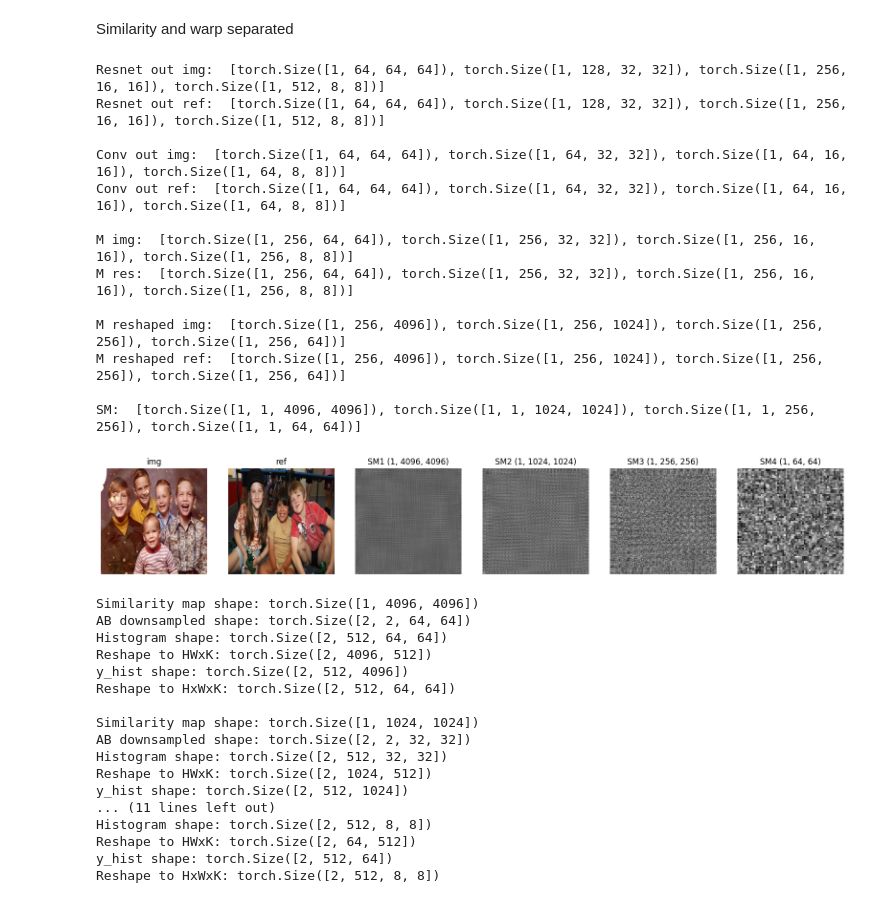
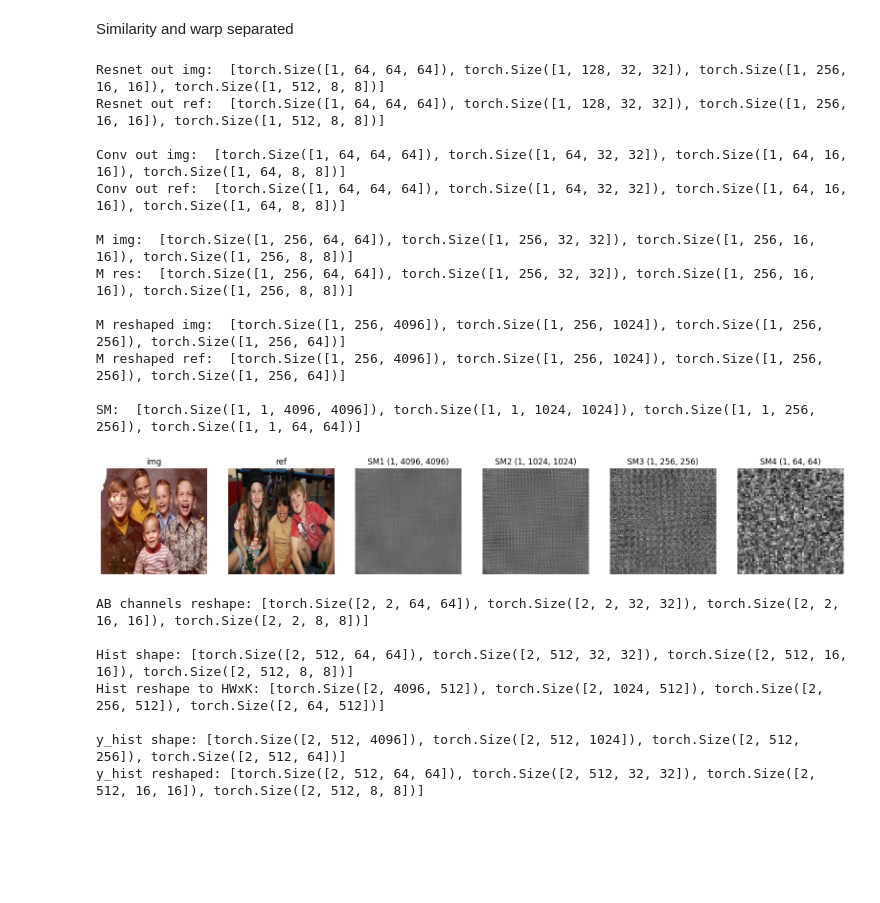
Before and after one commit to ValerioSpagnoli/Colorization-SuperResolution, a Jupyter notebook: notebook.ipynb, the cells around one changed output. Cells and saved outputs as stored; diff of their text form; code cells hidden in the pictures; blank space fills up the shorter version.

```diff
--- a/notebook.ipynb
+++ b/notebook.ipynb
@@ -322,41 +322,41 @@ from models.similarity_net import SimilarityNet
 att_model = SimilarityNet()
 
 # Extract similarity maps (repeat 'L' channel 3 times to get 3 channel tensors)
-sim_maps = att_model(tensor_L.repeat(1, 3, 1, 1))
+sm = att_model(tensor_L.repeat(1, 3, 1, 1))
 
 # Plot image, reference, and similarity maps
 plt.subplots(1,6, figsize=(20,10))
 
 plt.subplot(1,6,1)
 plt.title(f"img")
 plt.imshow(img.convert('RGB').resize((256,256)))
 plt.axis('off')
 
 plt.subplot(1,6,2)
 plt.title(f'ref')
 plt.imshow(ref.convert('RGB').resize((256,256)))
 plt.axis('off')
 
 for i in range(4):
     plt.subplot(1,6,i+3)
-    plt.title(f"SM{i+1} {tuple(sim_maps[i][0].shape[-3:])}")
-    plt.imshow(sim_maps[i][0].detach().numpy().transpose(2,1,0), cmap='gray')
+    plt.title(f"SM{i+1} {tuple(sm[i][0].shape[-3:])}")
+    plt.imshow(sm[i][0].detach().numpy().transpose(2,1,0), cmap='gray')
     plt.axis('off')
 # %% [output]
 Resnet out img:  [torch.Size([1, 64, 64, 64]), torch.Size([1, 128, 32, 32]), torch.Size([1, 256, 16, 16]), torch.Size([1, 512, 8, 8])]
 Resnet out ref:  [torch.Size([1, 64, 64, 64]), torch.Size([1, 128, 32, 32]), torch.Size([1, 256, 16, 16]), torch.Size([1, 512, 8, 8])]
 
 Conv out img:  [torch.Size([1, 64, 64, 64]), torch.Size([1, 64, 32, 32]), torch.Size([1, 64, 16, 16]), torch.Size([1, 64, 8, 8])]
 Conv out ref:  [torch.Size([1, 64, 64, 64]), torch.Size([1, 64, 32, 32]), torch.Size([1, 64, 16, 16]), torch.Size([1, 64, 8, 8])]
 
 M img:  [torch.Size([1, 256, 64, 64]), torch.Size([1, 256, 32, 32]), torch.Size([1, 256, 16, 16]), torch.Size([1, 256, 8, 8])]
 M res:  [torch.Size([1, 256, 64, 64]), torch.Size([1, 256, 32, 32]), torch.Size([1, 256, 16, 16]), torch.Size([1, 256, 8, 8])]
 
 M reshaped img:  [torch.Size([1, 256, 4096]), torch.Size([1, 256, 1024]), torch.Size([1, 256, 256]), torch.Size([1, 256, 64])]
 M reshaped ref:  [torch.Size([1, 256, 4096]), torch.Size([1, 256, 1024]), torch.Size([1, 256, 256]), torch.Size([1, 256, 64])]
 
 SM:  [torch.Size([1, 1, 4096, 4096]), torch.Size([1, 1, 1024, 1024]), torch.Size([1, 1, 256, 256]), torch.Size([1, 1, 64, 64])]
-[figure, old version]
+[figure, new version]
 # %%
 from models.histvariotest import HistogramLayerLocal, GaussianHistogram
 import  torch.nn.functional as F
@@ -366,44 +366,30 @@ hist_layer = HistogramLayerLocal()
 batch_size = tensor_AB.shape[0]
 
 
-for i, sm in enumerate(sim_maps):
-    print("\nSimilarity map shape:", sm[0].shape)
+# Downsample the AB channels tensors
+AB_down = [F.adaptive_avg_pool2d(tensor_AB, (tensor_AB.shape[2] // 2**(2+i), tensor_AB.shape[3] // 2**(2+i))) for i in range(4)]
+print("\nAB channels reshape:", [t.shape for t in AB_down])
 
-    # Downsample the AB channels tensor
-    tensor_AB_down8 = F.adaptive_avg_pool2d(tensor_AB, (tensor_AB.shape[2] // 2**(2+i), tensor_AB.shape[3] // 2**(2+i)))
-    print('AB downsampled shape:', tensor_AB_down8.shape)
+# Compute the histograms
+hist = [hist_layer(AB_down[i], AB_down[i]) for i in range(4)]
+print("\nHist shape:", [t.shape for t in hist])
 
-    # Compute the histogram
-    gt_hist = hist_layer(tensor_AB_down8, tensor_AB_down8)
-    print('Histogram shape:', gt_hist.shape)
+# Reshape histogram to HWxK and permute (to allow matrix multiplication)
+reshaped_hist = [hist[i].view(batch_size, 512, -1).permute(0, 2, 1) for i in range(4)]
+print("Hist reshape to HWxK:", [t.shape for t in reshaped_hist])
 
-    # Reshape histogram to HWxK and permute (to allow matrix multiplication)
-    feature_height, feature_width = gt_hist.shape[2], gt_hist.shape[3]
-    gt_hist = gt_hist.view(batch_size, 512, -1).permute(0, 2, 1)
-    print("Reshape to HWxK:", gt_hist.shape)
+# Multiply similarity map with histogram and permute (to restore order)
+y_hist = [torch.matmul(sm[i][0], reshaped_hist[i]).permute(0, 2, 1).contiguous() for i in range(4)]
+print("\ny_hist shape:", [t.shape for t in y_hist])
 
-    # Multiply similarity map with histogram and permute (to restore order)
-    y_hist = torch.matmul(sm[0], gt_hist).permute(0, 2, 1).contiguous()
-    print("y_hist shape:", y_hist.shape)
-
-    # Reshape to HxWxK
-    y_hist_1 = y_hist.view(batch_size, 512, feature_height, feature_width)
-    print("Reshape to HxWxK:", y_hist_1.shape)
+# Reshape to HxWxK
+reshaped_y_hist = [y_hist[i].view(batch_size, 512, hist[i].shape[2], hist[i].shape[3]) for i in range(4)]
+print("y_hist reshaped:", [t.shape for t in reshaped_y_hist])
 # %% [output]
-Similarity map shape: torch.Size([1, 4096, 4096])
-AB downsampled shape: torch.Size([2, 2, 64, 64])
-Histogram shape: torch.Size([2, 512, 64, 64])
-Reshape to HWxK: torch.Size([2, 4096, 512])
-y_hist shape: torch.Size([2, 512, 4096])
-Reshape to HxWxK: torch.Size([2, 512, 64, 64])
+AB channels reshape: [torch.Size([2, 2, 64, 64]), torch.Size([2, 2, 32, 32]), torch.Size([2, 2, 16, 16]), torch.Size([2, 2, 8, 8])]
 
-Similarity map shape: torch.Size([1, 1024, 1024])
-AB downsampled shape: torch.Size([2, 2, 32, 32])
-Histogram shape: torch.Size([2, 512, 32, 32])
-Reshape to HWxK: torch.Size([2, 1024, 512])
-y_hist shape: torch.Size([2, 512, 1024])
-... (11 lines left out)
-Histogram shape: torch.Size([2, 512, 8, 8])
-Reshape to HWxK: torch.Size([2, 64, 512])
-y_hist shape: torch.Size([2, 512, 64])
-Reshape to HxWxK: torch.Size([2, 512, 8, 8])
+Hist shape: [torch.Size([2, 512, 64, 64]), torch.Size([2, 512, 32, 32]), torch.Size([2, 512, 16, 16]), torch.Size([2, 512, 8, 8])]
+Hist reshape to HWxK: [torch.Size([2, 4096, 512]), torch.Size([2, 1024, 512]), torch.Size([2, 256, 512]), torch.Size([2, 64, 512])]
+
+y_hist shape: [torch.Size([2, 512, 4096]), torch.Size([2, 512, 1024]), torch.Size([2, 512, 256]), torch.Size([2, 512, 64])]
+y_hist reshaped: [torch.Size([2, 512, 64, 64]), torch.Size([2, 512, 32, 32]), torch.Size([2, 512, 16, 16]), torch.Size([2, 512, 8, 8])]
```
Also changed, not shown: parts of 1 cell of this notebook, 1 other file.
